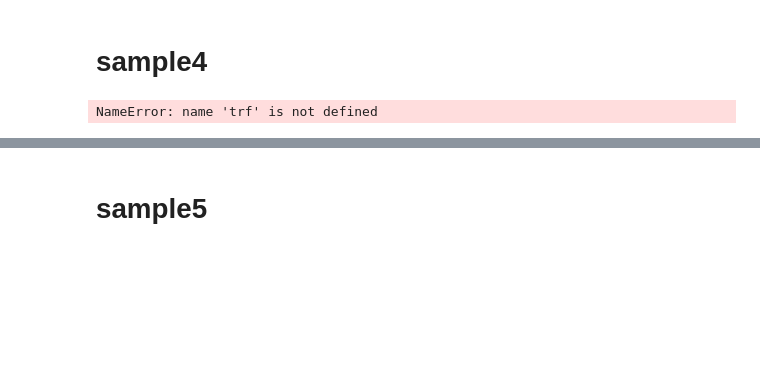
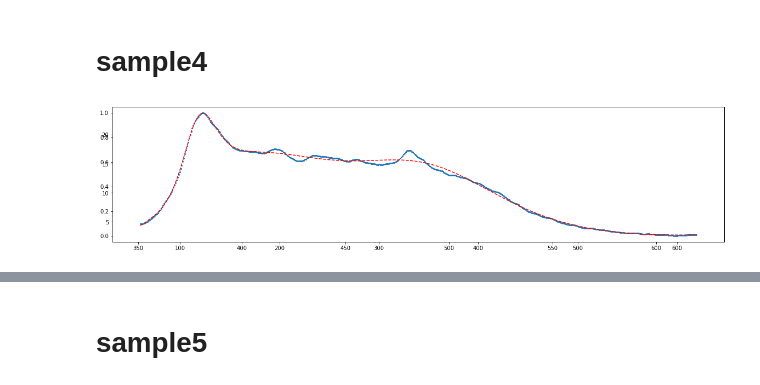
Before and after one commit to mmortazavi/ml_demystified, a Jupyter notebook: projects/solarcell/pl/fwhm.ipynb, the cells around one changed output, grey strips where cells are left out. Saved outputs shown, nothing was run; the diff lists cells and outputs as text; code cells hidden in the pictures; blank space fills up the shorter version.

```diff
--- a/projects/solarcell/pl/fwhm.ipynb
+++ b/projects/solarcell/pl/fwhm.ipynb
@@ -189,29 +297,31 @@ fit(x,y3)
 
     guess=np.array( guess )
 # %%
-    popt, pcov = leastsq( res_multi_lorentz , x0=guess, args=( xData, yData ) ,method=trf )
+    popt, pcov = leastsq( res_multi_lorentz , x0=guess, args=( xData, yData ))
 #x0=Initial guess on independent variables
 # print( popt
 
 
     testData = [ multi_lorentz( x, popt ) for x in xData ]
+
     fitData = [ yGround + yAmp * multi_lorentz( x, popt ) for x in xData ]
 
     #plot
 
     fig= plt.figure( figsize=( 20, 10 ) )
 
     ax= fig.add_subplot( 2, 1, 1 )
     ax.plot( pk, yData[pk], 'o', ms=5 )
     ax.plot( xData, yData, 'ok', ms=1 )
-    ax.plot( xData, testData , 'r--', lw=1.5 )
+    ax.plot( xData, testData , 'o--', lw=1.5 )
 
-    bx= fig.add_subplot( 2, 1, 2 )
+    bx= fig.add_subplot( 2, 1, 1 )
 
     bx.plot( xData, y0, ls='', marker='o', markersize=2 )
-    bx.plot( xData, fitData )
+
+    bx.plot( xData, fitData , 'r--')
 
 
     plt.show()
 # %% [output]
-NameError: name 'trf' is not defined
+[figure, added]
```
Also changed, not shown: parts of 7 cells of this notebook.
